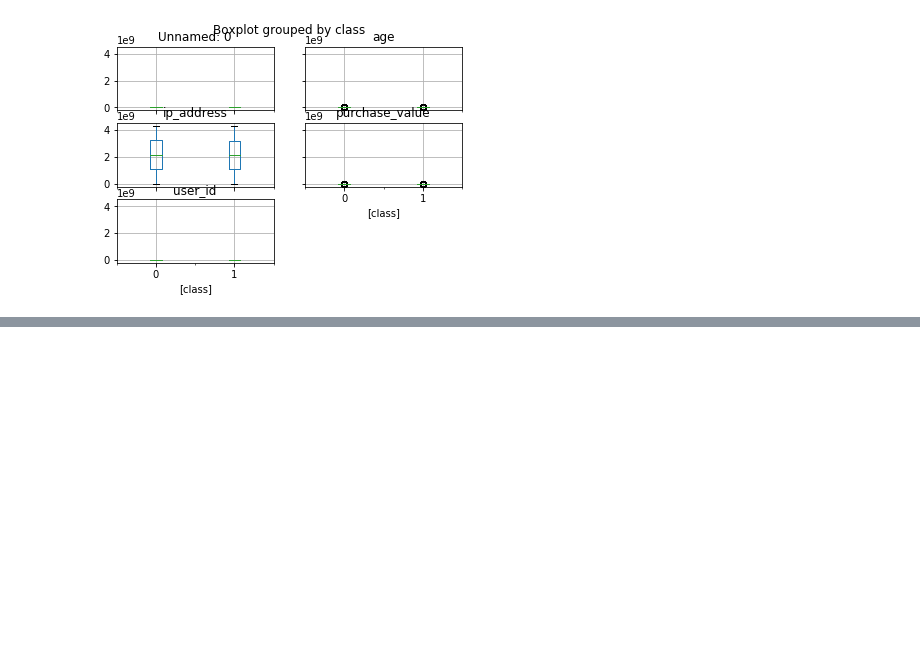
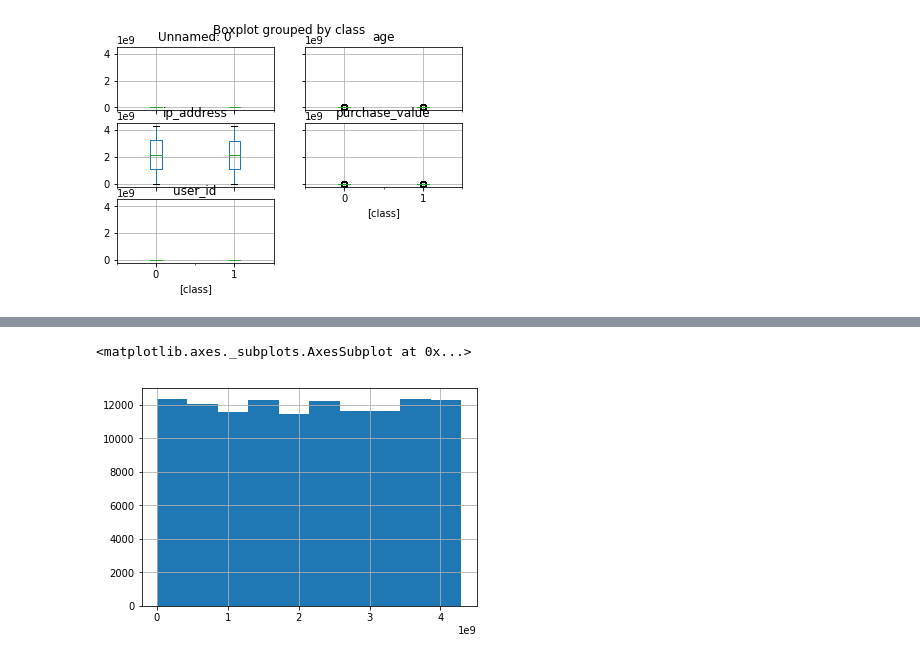
Before and after one commit to sabumjung/Pandas, a Jupyter notebook: ex1.ipynb, the cells around one changed output, grey strips where cells are left out. Cells and saved outputs as stored; diff of their text form; code cells hidden in the pictures; blank space fills up the shorter version.

```diff
--- a/ex1.ipynb
+++ b/ex1.ipynb
@@ -213,0 +229,5 @@ array([[<matplotlib.axes._subplots.AxesSubplot object at 0x...>,
+# %%
+df['ip_address'].hist()
+# %% [output]
+<matplotlib.axes._subplots.AxesSubplot at 0x...>
+[figure, added]
```
Also changed, not shown: parts of 4 cells of this notebook.
